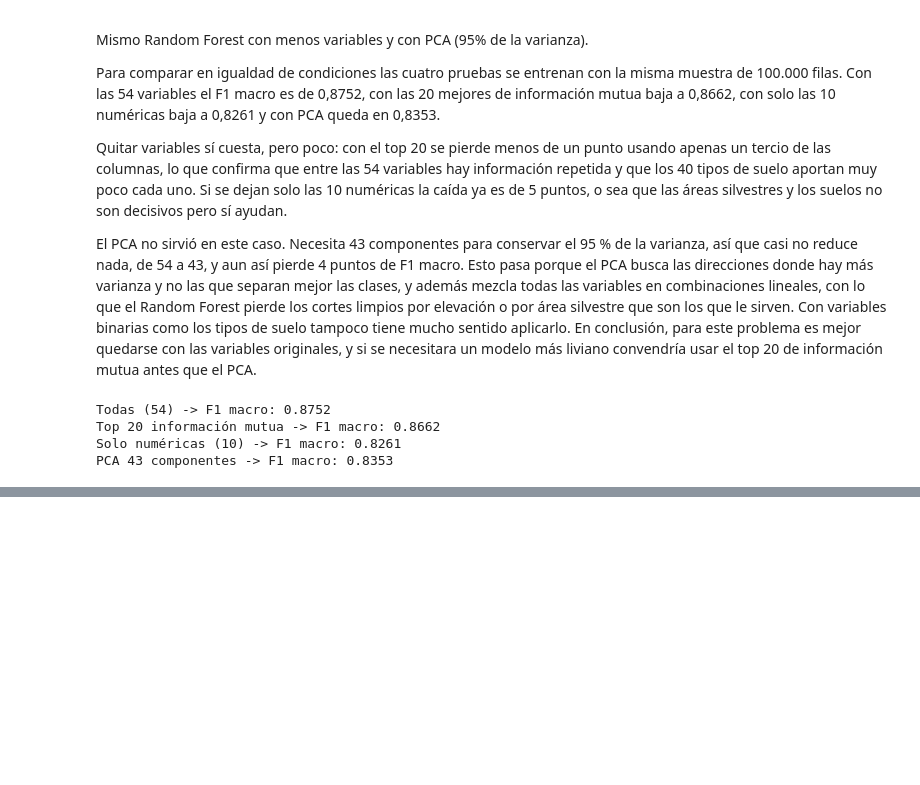
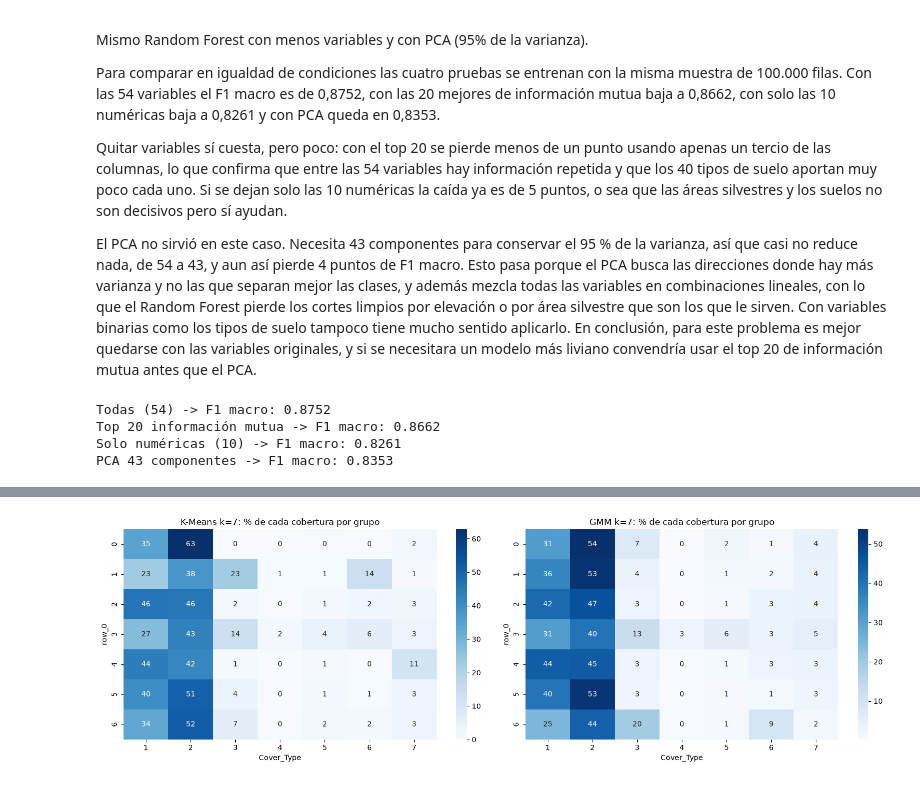
Before and after one commit to DiegoGc4x/evaluacion-4, a Jupyter notebook: covertype_equipo8.ipynb, the cells around one changed output, grey strips where cells are left out. Cells and saved outputs as stored; diff of their text form; code cells hidden in the pictures; blank space fills up the shorter version.

```diff
--- a/covertype_equipo8.ipynb
+++ b/covertype_equipo8.ipynb
@@ -606,0 +754,6 @@ PCA 43 componentes -> F1 macro: 0.8353
+# %%
+muestra['grupo_km'] = grupos_km
+muestra['grupo_gmm'] = grupos_gmm
+
+print(muestra['grupo_km'].value_counts().sort_index())
+muestra.groupby('grupo_km')[NUMERICAS].mean().round(0)
@@ -606,0 +774,12 @@ PCA 43 componentes -> F1 macro: 0.8353
+# %%
+fig, axes = plt.subplots(1, 2, figsize=(16, 5))
+sns.heatmap(pd.crosstab(grupos_km7, muestra['Cover_Type'], normalize='index') * 100,
+            annot=True, fmt='.0f', cmap='Blues', ax=axes[0])
+axes[0].set_title('K-Means k=7: % de cada cobertura por grupo')
+sns.heatmap(pd.crosstab(grupos_gmm7, muestra['Cover_Type'], normalize='index') * 100,
+            annot=True, fmt='.0f', cmap='Blues', ax=axes[1])
+axes[1].set_title('GMM k=7: % de cada cobertura por grupo')
+plt.tight_layout()
+plt.show()
+# %% [output]
+[figure, added]
```
Also changed, not shown: parts of 31 cells of this notebook.
